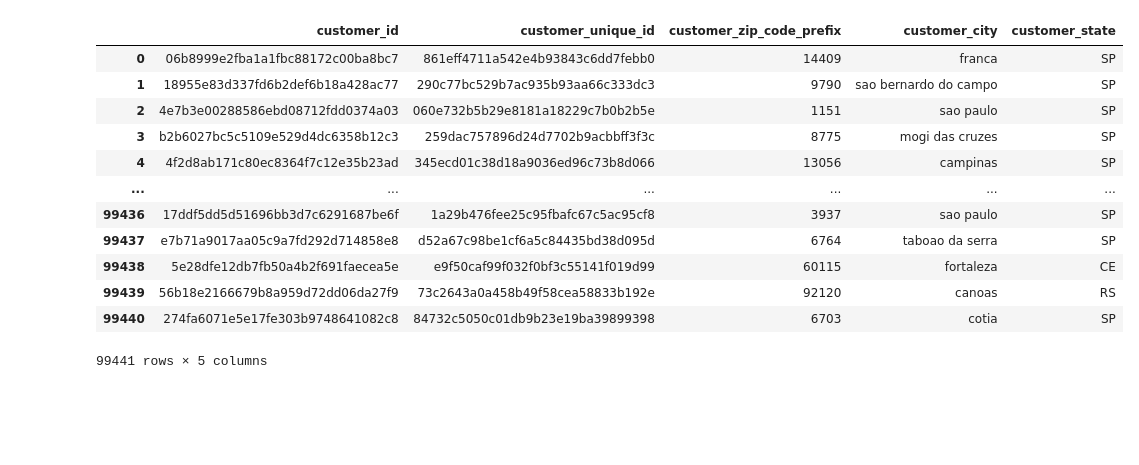
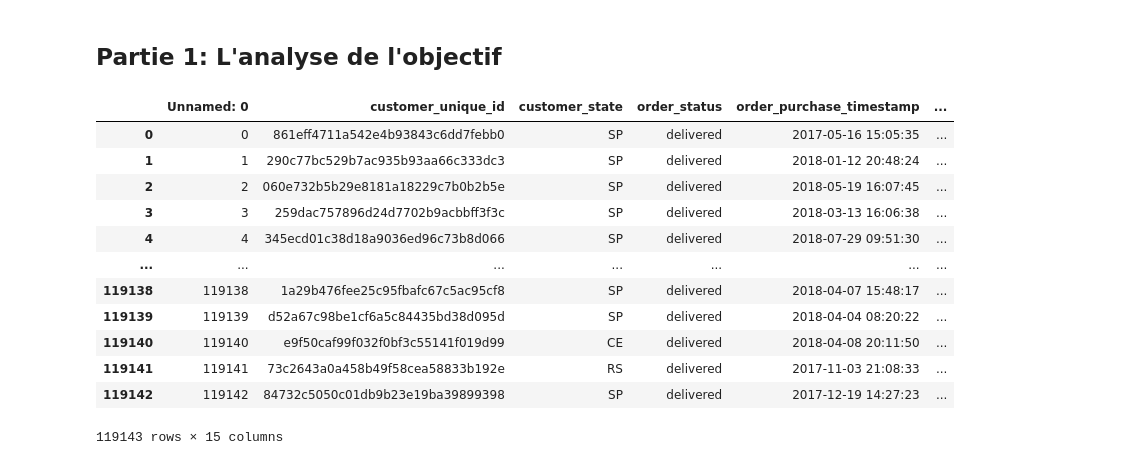
Before and after one commit to Srhbed/Oslit_project.ipynb, a Jupyter notebook: new_csv.ipynb, the cells around one changed output. Saved outputs shown, nothing was run; the diff lists cells and outputs as text; code cells hidden in the pictures; blank space fills up the shorter version.

```diff
--- a/new_csv.ipynb
+++ b/new_csv.ipynb
@@ -11,17 +22,19 @@ import missingno as msno
+# %% [markdown]
+## Partie 1: L'analyse de l'objectif
 # %%
-data1=pd.read_csv('olist_customers_dataset.csv')
-data1
+data_finale=pd.read_csv('la_base_.csv')
+data_finale
 # %% [output]
-|  | customer_id | customer_unique_id | customer_zip_code_prefix | customer_city | customer_state |
-| 0 | 06b8999e2fba1a1fbc88172c00ba8bc7 | 861eff4711a542e4b93843c6dd7febb0 | 14409 | franca | SP |
-| 1 | 18955e83d337fd6b2def6b18a428ac77 | 290c77bc529b7ac935b93aa66c333dc3 | 9790 | sao bernardo do campo | SP |
-| 2 | 4e7b3e00288586ebd08712fdd0374a03 | 060e732b5b29e8181a18229c7b0b2b5e | 1151 | sao paulo | SP |
-| 3 | b2b6027bc5c5109e529d4dc6358b12c3 | 259dac757896d24d7702b9acbbff3f3c | 8775 | mogi das cruzes | SP |
-| 4 | 4f2d8ab171c80ec8364f7c12e35b23ad | 345ecd01c38d18a9036ed96c73b8d066 | 13056 | campinas | SP |
-| ... | ... | ... | ... | ... | ... |
-| 99436 | 17ddf5dd5d51696bb3d7c6291687be6f | 1a29b476fee25c95fbafc67c5ac95cf8 | 3937 | sao paulo | SP |
-| 99437 | e7b71a9017aa05c9a7fd292d714858e8 | d52a67c98be1cf6a5c84435bd38d095d | 6764 | taboao da serra | SP |
-| 99438 | 5e28dfe12db7fb50a4b2f691faecea5e | e9f50caf99f032f0bf3c55141f019d99 | 60115 | fortaleza | CE |
-| 99439 | 56b18e2166679b8a959d72dd06da27f9 | 73c2643a0a458b49f58cea58833b192e | 92120 | canoas | RS |
-| 99440 | 274fa6071e5e17fe303b9748641082c8 | 84732c5050c01db9b23e19ba39899398 | 6703 | cotia | SP |
+|  | Unnamed: 0 | customer_unique_id | customer_state | order_status | order_purchase_timestamp | ... |
+| 0 | 0 | 861eff4711a542e4b93843c6dd7febb0 | SP | delivered | 2017-05-16 15:05:35 | ... |
+| 1 | 1 | 290c77bc529b7ac935b93aa66c333dc3 | SP | delivered | 2018-01-12 20:48:24 | ... |
+| 2 | 2 | 060e732b5b29e8181a18229c7b0b2b5e | SP | delivered | 2018-05-19 16:07:45 | ... |
+| 3 | 3 | 259dac757896d24d7702b9acbbff3f3c | SP | delivered | 2018-03-13 16:06:38 | ... |
+| 4 | 4 | 345ecd01c38d18a9036ed96c73b8d066 | SP | delivered | 2018-07-29 09:51:30 | ... |
+| ... | ... | ... | ... | ... | ... | ... |
+| 119138 | 119138 | 1a29b476fee25c95fbafc67c5ac95cf8 | SP | delivered | 2018-04-07 15:48:17 | ... |
+| 119139 | 119139 | d52a67c98be1cf6a5c84435bd38d095d | SP | delivered | 2018-04-04 08:20:22 | ... |
+| 119140 | 119140 | e9f50caf99f032f0bf3c55141f019d99 | CE | delivered | 2018-04-08 20:11:50 | ... |
+| 119141 | 119141 | 73c2643a0a458b49f58cea58833b192e | RS | delivered | 2017-11-03 21:08:33 | ... |
+| 119142 | 119142 | 84732c5050c01db9b23e19ba39899398 | SP | delivered | 2017-12-19 14:27:23 | ... |
-99441 rows × 5 columns
+119143 rows × 15 columns
```
Also changed, not shown: parts of 77 cells of this notebook, 3 other files.
